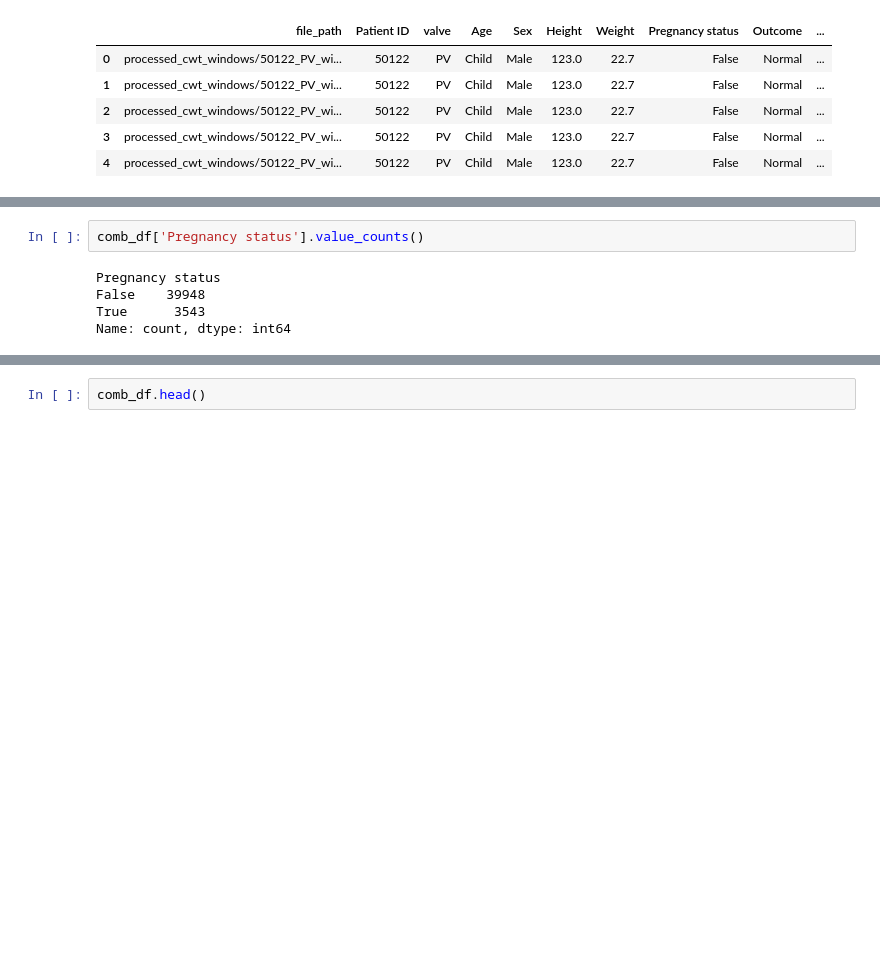
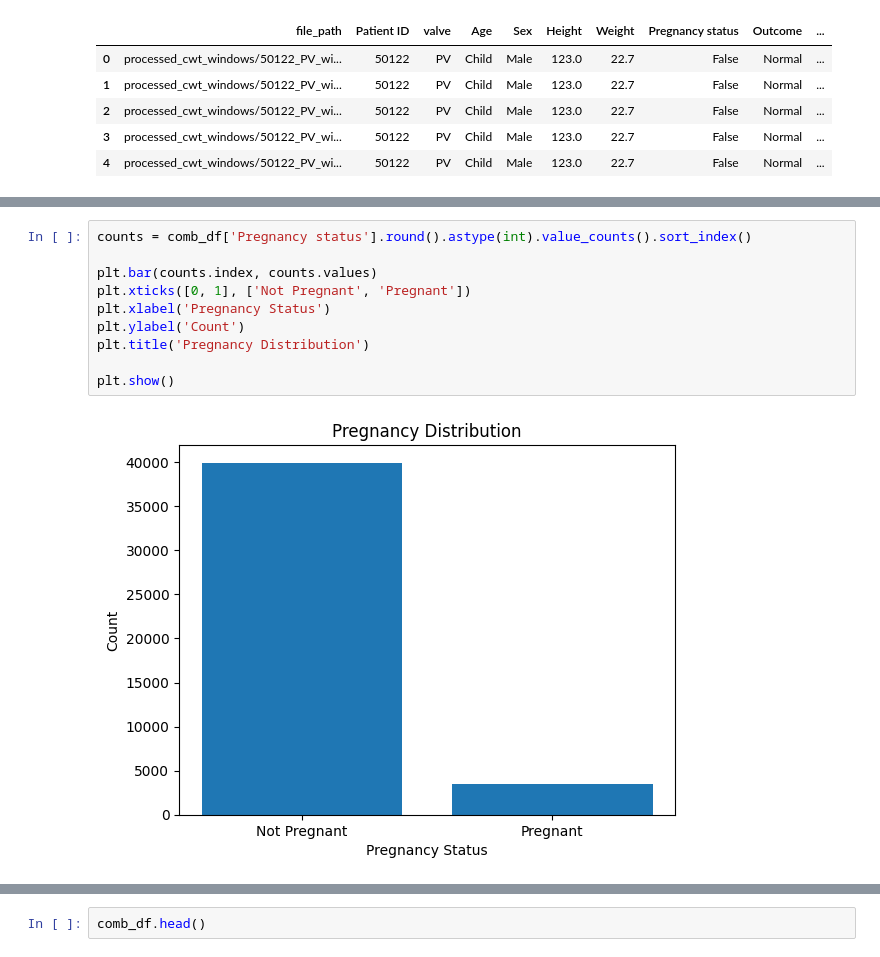
Before and after one commit to Starkiller747/cardiac_murmur, a Jupyter notebook: Main.ipynb, the cells around one changed output, grey strips where cells are left out. Cells and saved outputs as stored; diff of their text form; blank space fills up the shorter version.

```diff
--- a/Main.ipynb
+++ b/Main.ipynb
@@ -377,7 +393,12 @@ Name: count, dtype: int64
 # %%
-comb_df['Pregnancy status'].value_counts()
+counts = comb_df['Pregnancy status'].round().astype(int).value_counts().sort_index()
+
+plt.bar(counts.index, counts.values)
+plt.xticks([0, 1], ['Not Pregnant', 'Pregnant'])
+plt.xlabel('Pregnancy Status')
+plt.ylabel('Count')
+plt.title('Pregnancy Distribution')
+
+plt.show()
 # %% [output]
-Pregnancy status
-False    39948
-True      3543
-Name: count, dtype: int64
+[figure, added]
```
Also changed, not shown: parts of 40 cells of this notebook, 12 other files.
